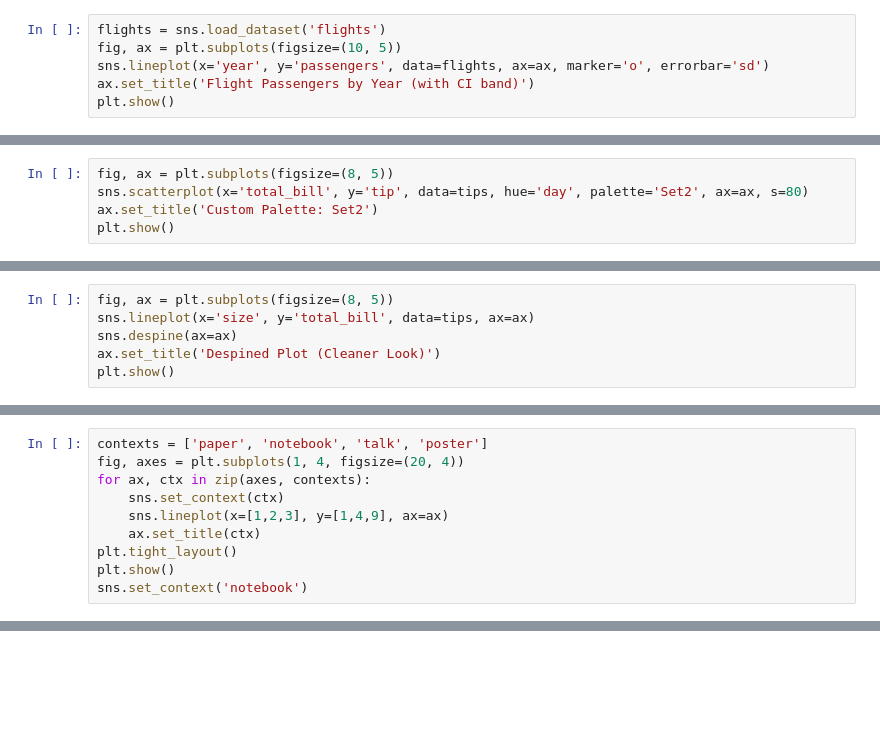
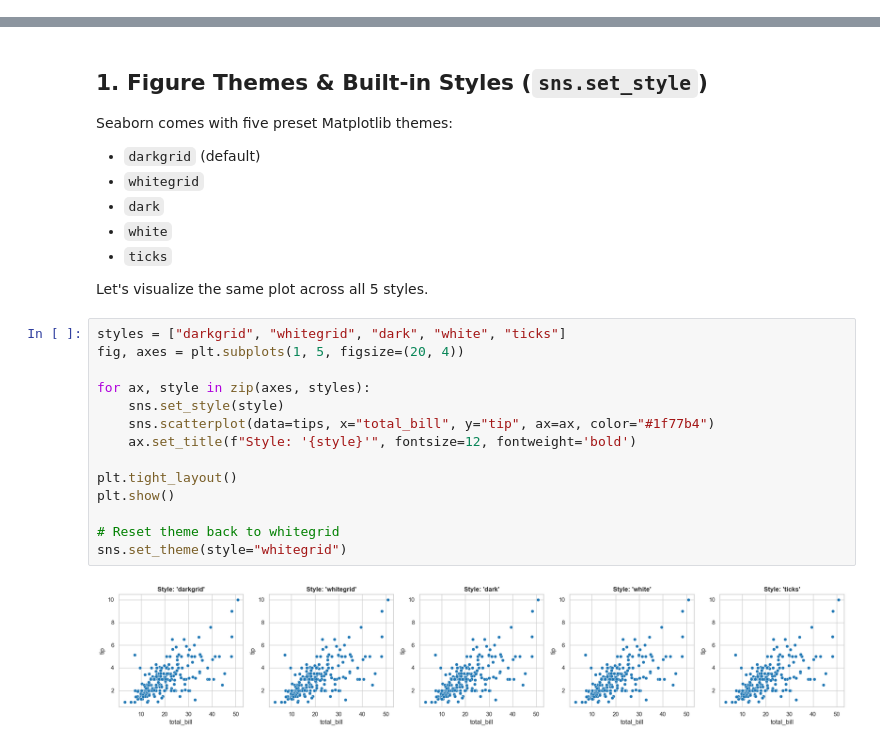
Before and after one commit to preetamvr1595/seaborn, a Jupyter notebook: 01_seaborn_basics.ipynb, the cells around one changed output, grey strips where cells are left out. Cells and saved outputs as stored; diff of their text form; blank space fills up the shorter version.

Commit message:
Complete Seaborn mastery notebooks with full feature coverage, embedded outputs, and updated README

```diff
--- a/01_seaborn_basics.ipynb
+++ b/01_seaborn_basics.ipynb
@@ -102,6 +0,0 @@ plt.show()
-# %%
-flights = sns.load_dataset('flights')
-fig, ax = plt.subplots(figsize=(10, 5))
-sns.lineplot(x='year', y='passengers', data=flights, ax=ax, marker='o', errorbar='sd')
-ax.set_title('Flight Passengers by Year (with CI band)')
-plt.show()
@@ -135,5 +0,0 @@ plt.show()
-# %%
-fig, ax = plt.subplots(figsize=(8, 5))
-sns.scatterplot(x='total_bill', y='tip', data=tips, hue='day', palette='Set2', ax=ax, s=80)
-ax.set_title('Custom Palette: Set2')
-plt.show()
@@ -144,6 +0,0 @@ plt.show()
-# %%
-fig, ax = plt.subplots(figsize=(8, 5))
-sns.lineplot(x='size', y='total_bill', data=tips, ax=ax)
-sns.despine(ax=ax)
-ax.set_title('Despined Plot (Cleaner Look)')
-plt.show()
@@ -154,10 +0,0 @@ plt.show()
-# %%
-contexts = ['paper', 'notebook', 'talk', 'poster']
-fig, axes = plt.subplots(1, 4, figsize=(20, 4))
-for ax, ctx in zip(axes, contexts):
-    sns.set_context(ctx)
-    sns.lineplot(x=[1,2,3], y=[1,4,9], ax=ax)
-    ax.set_title(ctx)
-plt.tight_layout()
-plt.show()
-sns.set_context('notebook')
@@ -184,0 +46,27 @@ Continue to **`02_categorical_plots.ipynb`** for bar, box, violin, strip, swarm,
+# %% [markdown]
+## 1. Figure Themes & Built-in Styles (`sns.set_style`)
+
+Seaborn comes with five preset Matplotlib themes:
+- `darkgrid` (default)
+- `whitegrid`
+- `dark`
+- `white`
+- `ticks`
+
+Let's visualize the same plot across all 5 styles.
+# %%
+styles = ["darkgrid", "whitegrid", "dark", "white", "ticks"]
+fig, axes = plt.subplots(1, 5, figsize=(20, 4))
+
+for ax, style in zip(axes, styles):
+    sns.set_style(style)
+    sns.scatterplot(data=tips, x="total_bill", y="tip", ax=ax, color="#1f77b4")
+    ax.set_title(f"Style: '{style}'", fontsize=12, fontweight='bold')
+
+plt.tight_layout()
+plt.show()
+
+# Reset theme back to whitegrid
+sns.set_theme(style="whitegrid")
+# %% [output]
+[figure, added]
```
Also changed, not shown: parts of 45 cells of this notebook, 5 other files.
